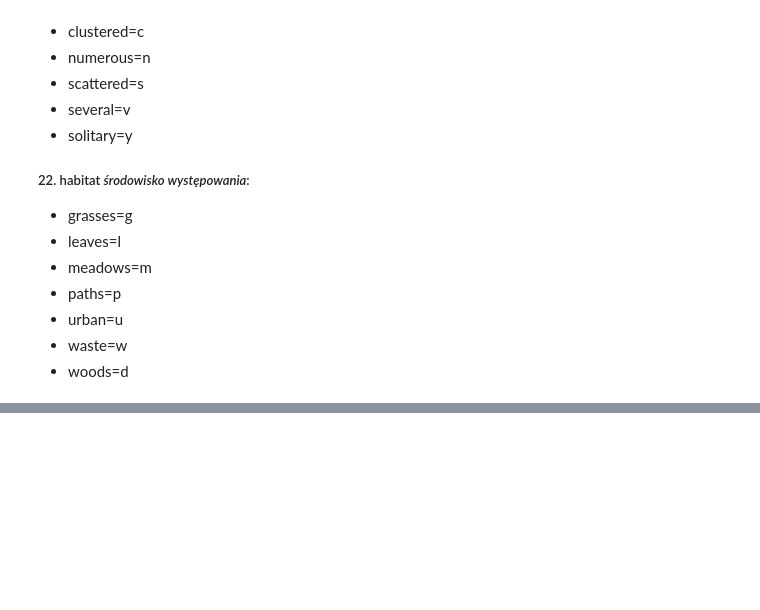
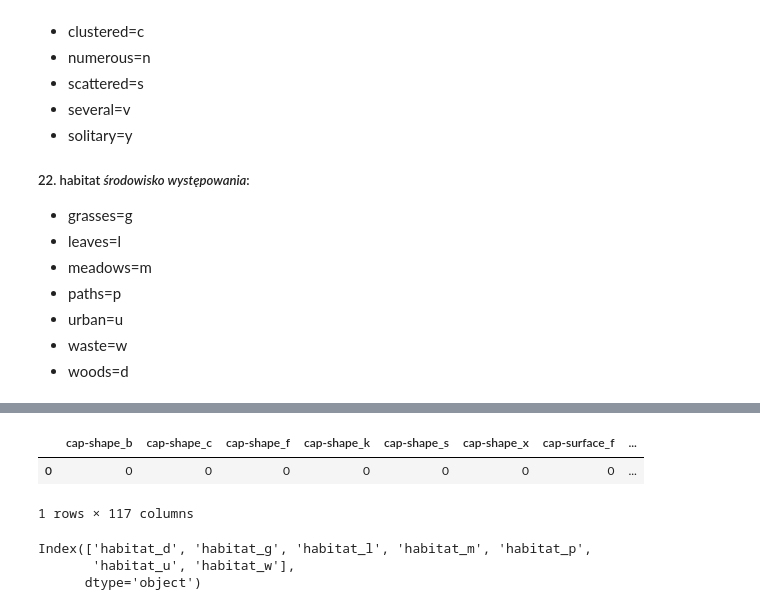
Before and after one commit to infoshareacademy/jdszr5-baraja, a Jupyter notebook: Grzyby/grzyb_final.ipynb, the cells around one changed output, grey strips where cells are left out. Drawn from its saved outputs; the diff is of its cells as text; code cells hidden in the pictures; blank space fills up the shorter version.

Commit message:
list of indexes created

```diff
--- a/Grzyby/grzyb_final.ipynb
+++ b/Grzyby/grzyb_final.ipynb
@@ -332,0 +549,16 @@ plot_confusion_matrix(xgb_cl_2,
+# %%
+empty_df = pd.DataFrame(X_test.loc[0]).transpose()
+empty_df.loc[0] = 0
+# %%
+empty_df
+# %% [output]
+|  | cap-shape_b | cap-shape_c | cap-shape_f | cap-shape_k | cap-shape_s | cap-shape_x | cap-surface_f | ... |
+| 0 | 0 | 0 | 0 | 0 | 0 | 0 | 0 | ... |
+1 rows × 117 columns
+# %%
+k = a.filter(regex="habitat")
+k.columns
+# %% [output]
+Index(['habitat_d', 'habitat_g', 'habitat_l', 'habitat_m', 'habitat_p',
+       'habitat_u', 'habitat_w'],
+      dtype='object')
```
Also changed, not shown: parts of 36 cells of this notebook.
